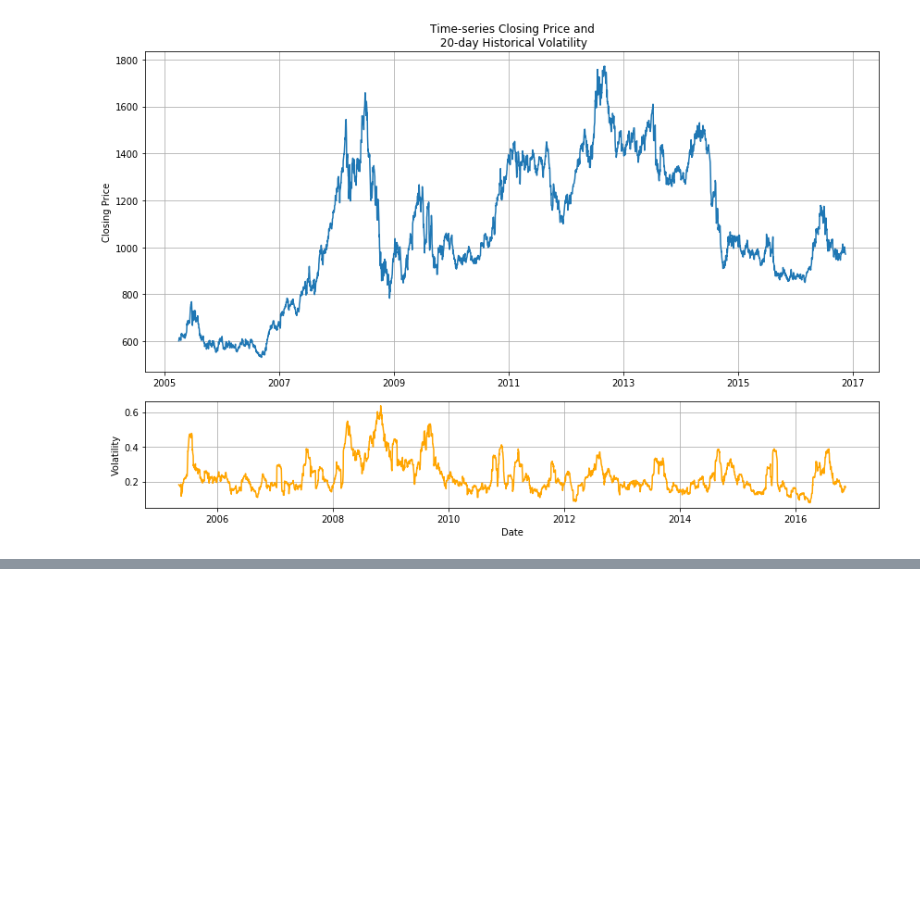
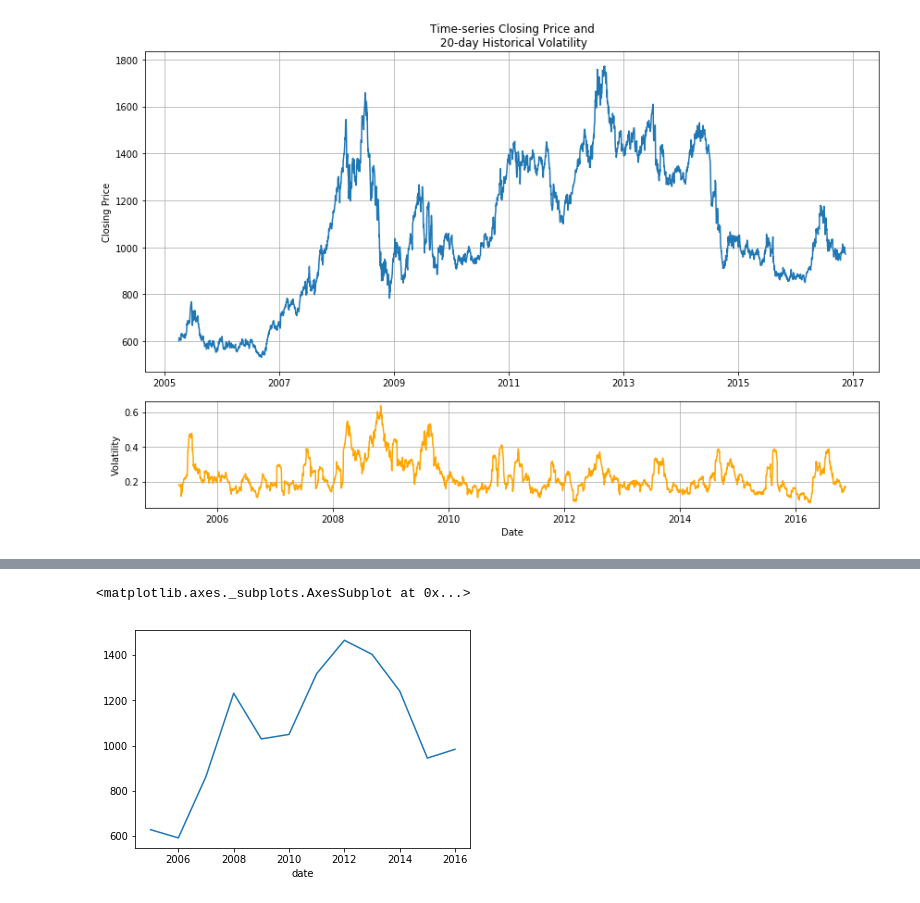
Before and after one commit to franko003/Commodity_TS_Analysis, a Jupyter notebook: notebooks/data_exploration.ipynb, the cells around one changed output, grey strips where cells are left out. Drawn from its saved outputs; the diff is of its cells as text; code cells hidden in the pictures; blank space fills up the shorter version.

```diff
--- a/notebooks/data_exploration.ipynb
+++ b/notebooks/data_exploration.ipynb
@@ -274,0 +302,5 @@ plot_ts(s_updated)
+# %%
+yearly['close']['mean'].plot()
+# %% [output]
+<matplotlib.axes._subplots.AxesSubplot at 0x...>
+[figure, added]
```
Also changed, not shown: parts of 12 cells of this notebook.
